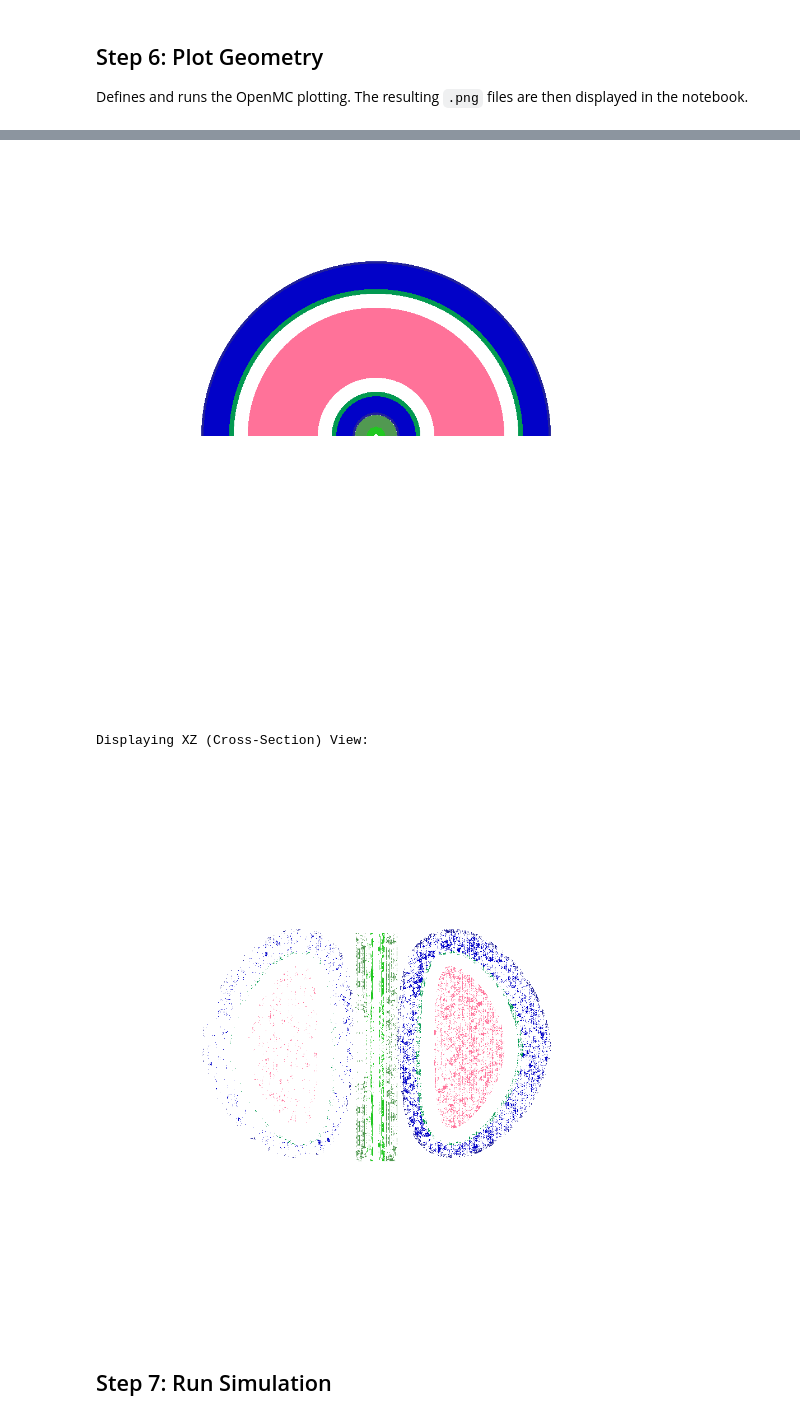
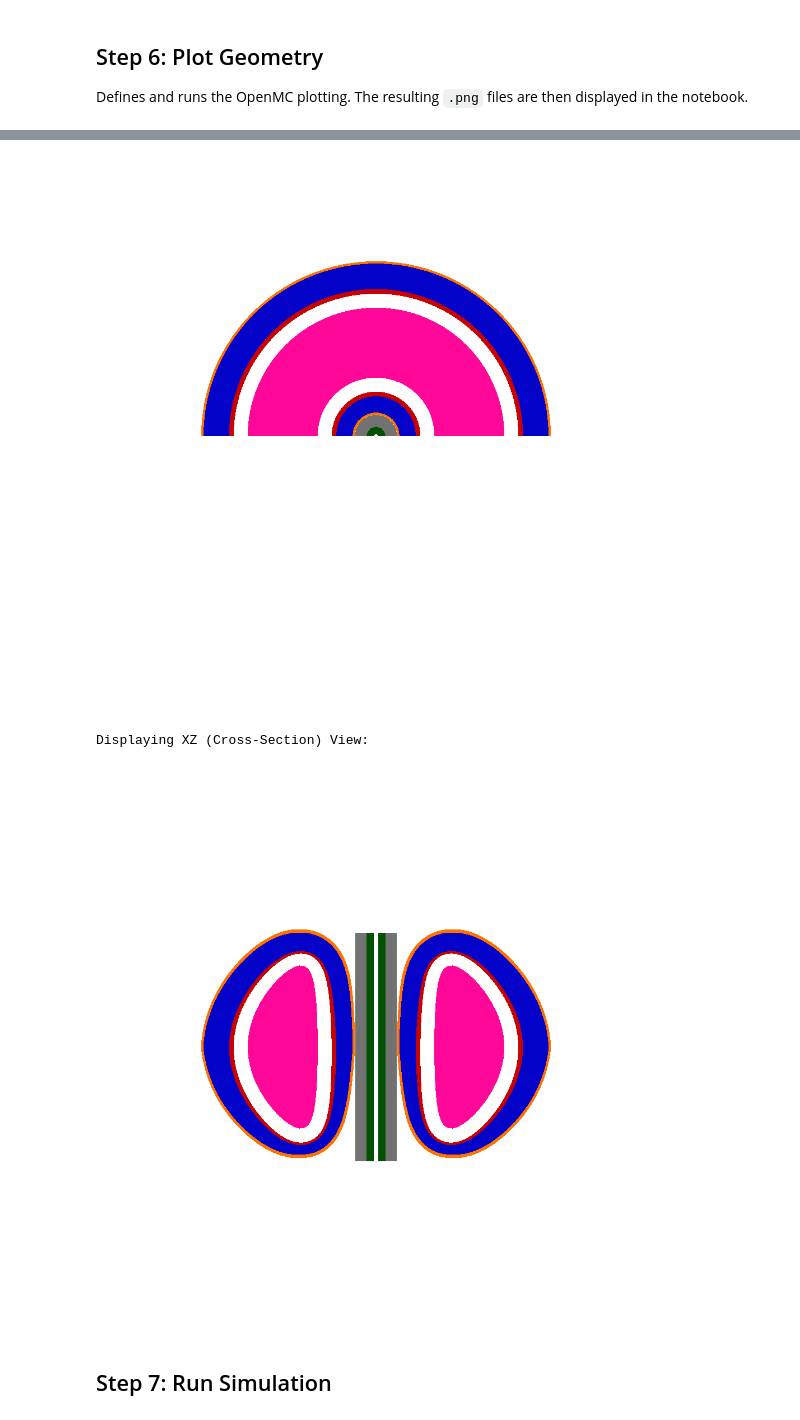
Before and after one commit to VadanKhan/fusion-neutronics-modelling, a Jupyter notebook: fusion_neutronics_modelling/geometryworkflow.ipynb, the cells around one changed output, grey strips where cells are left out. Saved outputs shown, nothing was run; the diff lists cells and outputs as text; code cells hidden in the pictures.

```diff
--- a/fusion_neutronics_modelling/geometryworkflow.ipynb
+++ b/fusion_neutronics_modelling/geometryworkflow.ipynb
@@ -71,17 +71,19 @@ my_reactor = paramak.tokamak(
     triangularity=0.55,
     rotation_angle=180,
     colors={
-        'layer_1': (0.4, 0.9, 0.4),  # center column
-        'layer_2': (0.6, 0.8, 0.6),  # magnet shield
-        'layer_3': (0.1, 0.8, 0.6),  # first wall
-        'layer_4': (0.1, 0.1, 0.9),  # breeder
-        'layer_5': (0.4, 0.4, 0.8),  # rear wall
-        # plasma has 4 numbers as the last number is the transparency
-        'plasma': (1., 0.7, 0.8, 0.6),
-    },
+            # --- CHANGED COLORS ---
+            'layer_1': (0.1, 0.6, 0.1),  # center column (Greeen)
+            'layer_2': (0.7, 0.7, 0.7),  # magnet shield (was green, now Grey)
+            'layer_3': (0.9, 0.1, 0.1),  # first wall (Red)
+            'layer_5': (1.0, 0.7, 0.0),  # rear wall (Orange)
+            'plasma': (1.0, 0.2, 0.8, 0.6), # plasma (was light pink, now Bright Pink)
+
+            # --- UNCHANGED COLORS ---
+            'layer_4': (0.1, 0.1, 0.9),  # breeder (kept as Blue)
+
+        },
 )
 
-my_reactor.color
 
 # Get the material tags from the reactor model.
 reactor_material_tags = my_reactor.names()
@@ -315,7 +316,7 @@ plot_xz.filename = str(output_dir / 'reactor_plot_xz')
 plot_xz.width = (max_boundary * 2, max_boundary * 2)
 plot_xz.pixels = (1000, 1000)
 plot_xz.basis = 'xz'
-plot_xz.origin = (0, 0, 0)
+plot_xz.origin = (0, 1, 0)
 plot_xz.color_by = 'material'
 plot_xz.colors = color_map
 
@@ -358,9 +359,9 @@ Creating geometry plots...
  /home/vk/fusion-neutronics-modelling/outputs/reactor_plot_xz.png...
 Plots created in /home/vk/fusion-neutronics-modelling/outputs
 Displaying XY (Top-Down) View:
-[figure, old version]
+[figure, new version]
 Displaying XZ (Cross-Section) View:
-[figure, old version]
+[figure, new version]
 # %% [markdown]
 ## Step 7: Run Simulation
 # %%
```
Also changed, not shown: parts of 2 cells of this notebook, 1 other file.
